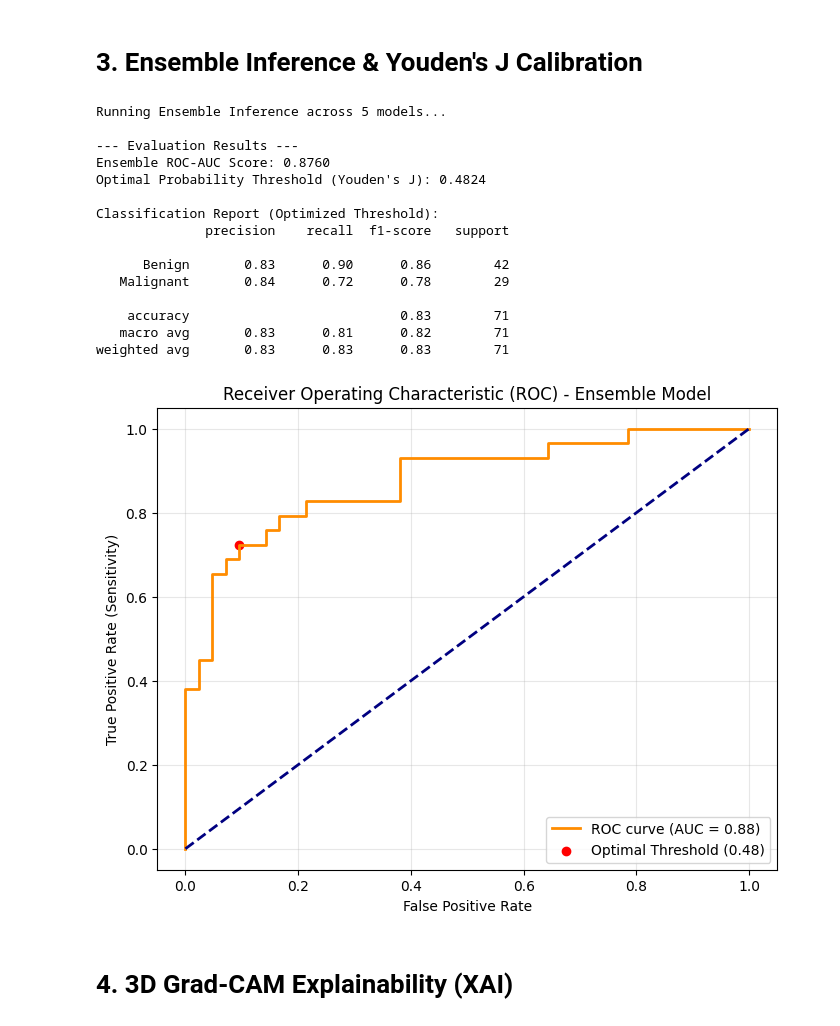
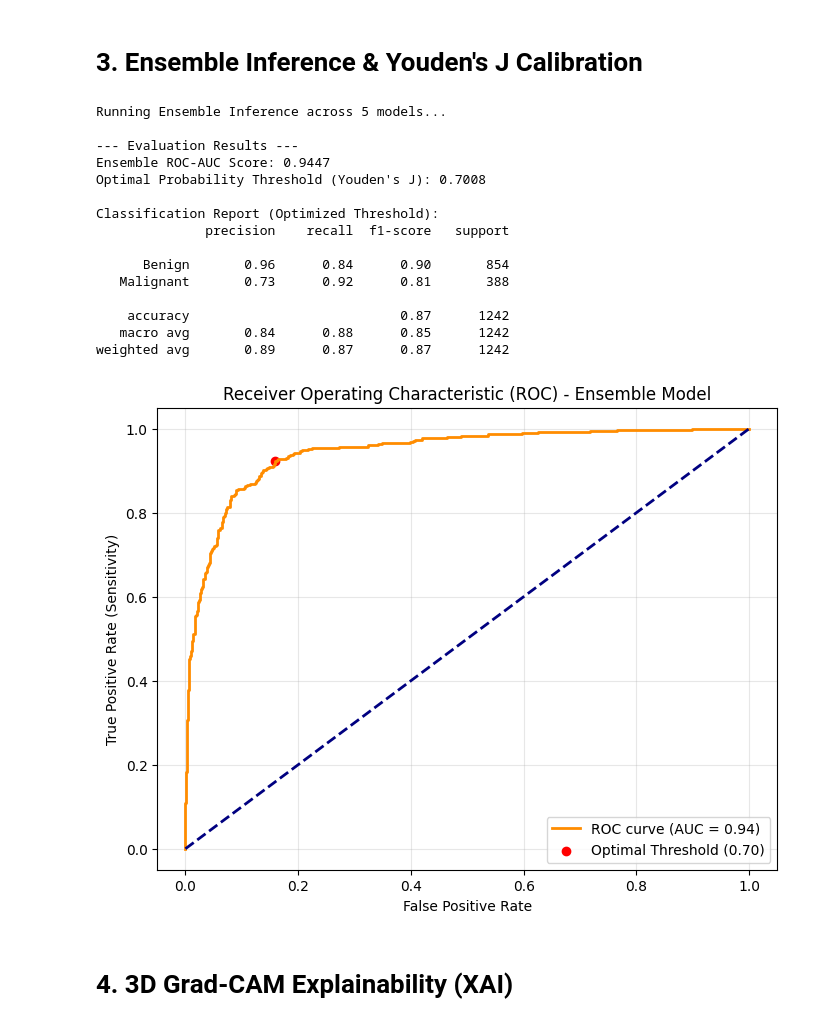
Before and after one commit to Shrinkhal01/hybrid-xai-lung-nodule, a Jupyter notebook: phase-3/phase3_evaluation.ipynb, the cells around one changed output. Drawn from its saved outputs; the diff is of its cells as text; code cells hidden in the pictures.

Commit message:
feat: update to GPU acceleration and improve ensemble model performance metrics

```diff
--- a/phase-3/phase3_evaluation.ipynb
+++ b/phase-3/phase3_evaluation.ipynb
@@ -82,7 +82,7 @@ eval_loader = DataLoader(dataset, batch_size=8, shuffle=False)
 models = []
 for fold in range(1, 6):
     model = HybridGatedFusionModel(num_classes=2).to(device)
-    model_path = f"/content/drive/MyDrive/Lung_Nodule_Project/processed_patches/hybrid_model_fold{fold}.pt"
+    model_path = f"/content/drive/MyDrive/Lung_Nodule_Project/processed_patches/full_cohort_model_fold{fold}.pt"
     model.load_state_dict(torch.load(model_path, map_location=device))
     model.eval() # Set to evaluation mode
     models.append(model)
@@ -122,41 +122,41 @@ optimal_threshold = thresholds[optimal_idx]
 print(f"\n--- Evaluation Results ---")
 print(f"Ensemble ROC-AUC Score: {roc_auc:.4f}")
 print(f"Optimal Probability Threshold (Youden's J): {optimal_threshold:.4f}")
 
 # Generate final predictions using the optimal threshold
 final_preds = (np.array(all_ensemble_probs) >= optimal_threshold).astype(int)
 
 print("\nClassification Report (Optimized Threshold):")
 print(classification_report(all_labels, final_preds, target_names=['Benign', 'Malignant']))
 
 # Plot the ROC Curve
 plt.figure(figsize=(8, 6))
 plt.plot(fpr, tpr, color='darkorange', lw=2, label=f'ROC curve (AUC = {roc_auc:.2f})')
 plt.plot([0, 1], [0, 1], color='navy', lw=2, linestyle='--')
 plt.scatter(fpr[optimal_idx], tpr[optimal_idx], marker='o', color='red', label=f'Optimal Threshold ({optimal_threshold:.2f})')
 plt.xlabel('False Positive Rate')
 plt.ylabel('True Positive Rate (Sensitivity)')
 plt.title('Receiver Operating Characteristic (ROC) - Ensemble Model')
 plt.legend(loc="lower right")
 plt.grid(True, alpha=0.3)
 plt.show()
 # %% [output]
 Running Ensemble Inference across 5 models...
 
 --- Evaluation Results ---
-Ensemble ROC-AUC Score: 0.8760
-Optimal Probability Threshold (Youden's J): 0.4824
+Ensemble ROC-AUC Score: 0.9447
+Optimal Probability Threshold (Youden's J): 0.7008
 
 Classification Report (Optimized Threshold):
               precision    recall  f1-score   support
 
-      Benign       0.83      0.90      0.86        42
-   Malignant       0.84      0.72      0.78        29
+      Benign       0.96      0.84      0.90       854
+   Malignant       0.73      0.92      0.81       388
 
-    accuracy                           0.83        71
-   macro avg       0.83      0.81      0.82        71
-weighted avg       0.83      0.83      0.83        71
+    accuracy                           0.87      1242
+   macro avg       0.84      0.88      0.85      1242
+weighted avg       0.89      0.87      0.87      1242
-[figure, old version]
+[figure, new version]
 # %% [markdown]
 # 4. 3D Grad-CAM Explainability (XAI)
 # %%
```
Also changed, not shown: parts of 4 cells of this notebook, 1 other file.
